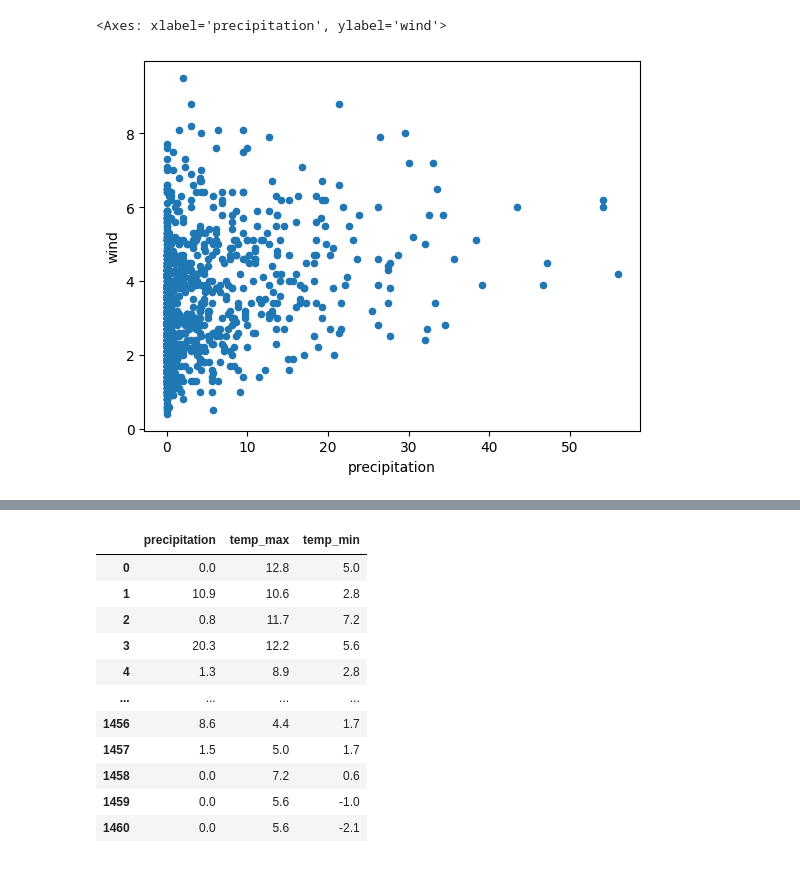
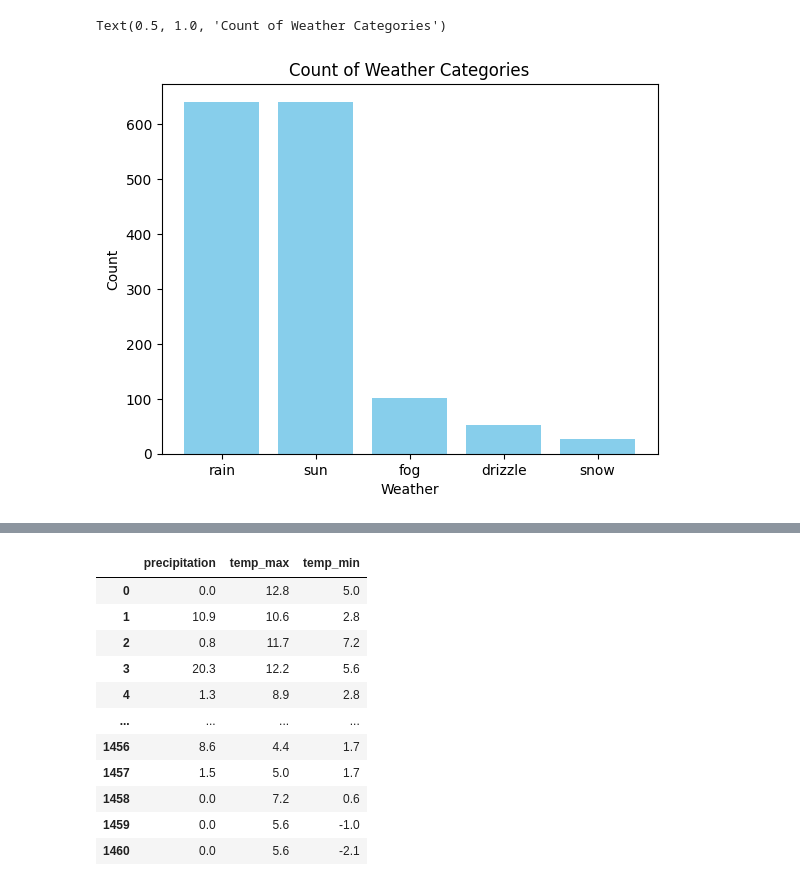
Before and after one commit to nhuyhoan004/Weather-prediction, a Jupyter notebook: Weather_Prediction.ipynb, the cells around one changed output, grey strips where cells are left out. Drawn from its saved outputs; the diff is of its cells as text; code cells hidden in the pictures.

```diff
--- a/Weather_Prediction.ipynb
+++ b/Weather_Prediction.ipynb
@@ -57,5 +46,9 @@ df.plot(kind = 'line')
-# %%
-df.plot(kind = "scatter", x = 'precipitation', y = 'wind')
-# %% [output]
-<Axes: xlabel='precipitation', ylabel='wind'>
-[figure, removed]
+# %%
+weather_counts = df['weather'].value_counts()
+plt.bar(weather_counts.index, weather_counts.values, color='skyblue')
+plt.xlabel('Weather')
+plt.ylabel('Count')
+plt.title('Count of Weather Categories')
+# %% [output]
+Text(0.5, 1.0, 'Count of Weather Categories')
+[figure, added]
```
Also changed, not shown: parts of 23 cells of this notebook.
